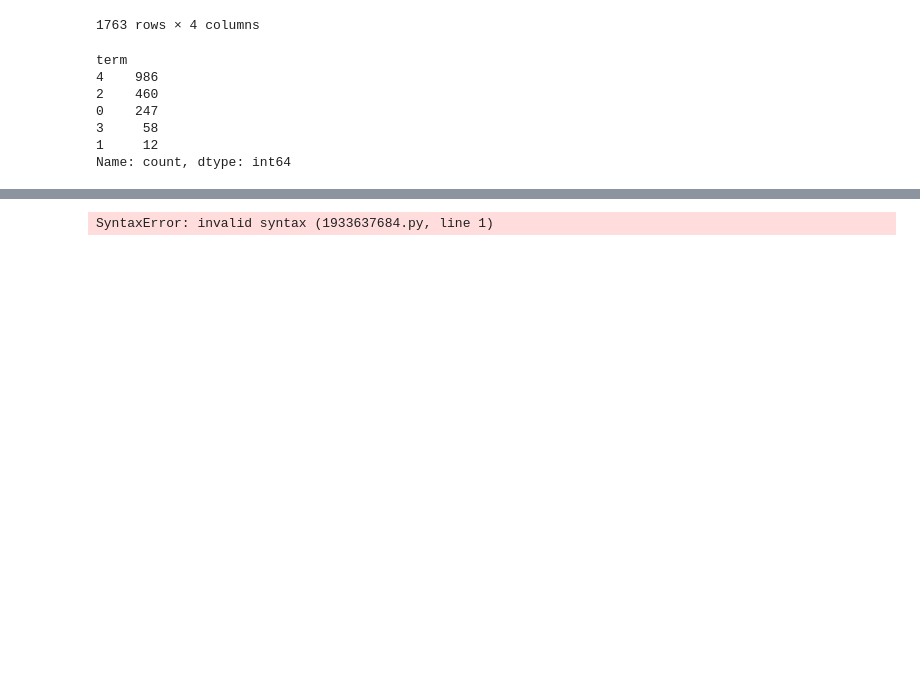
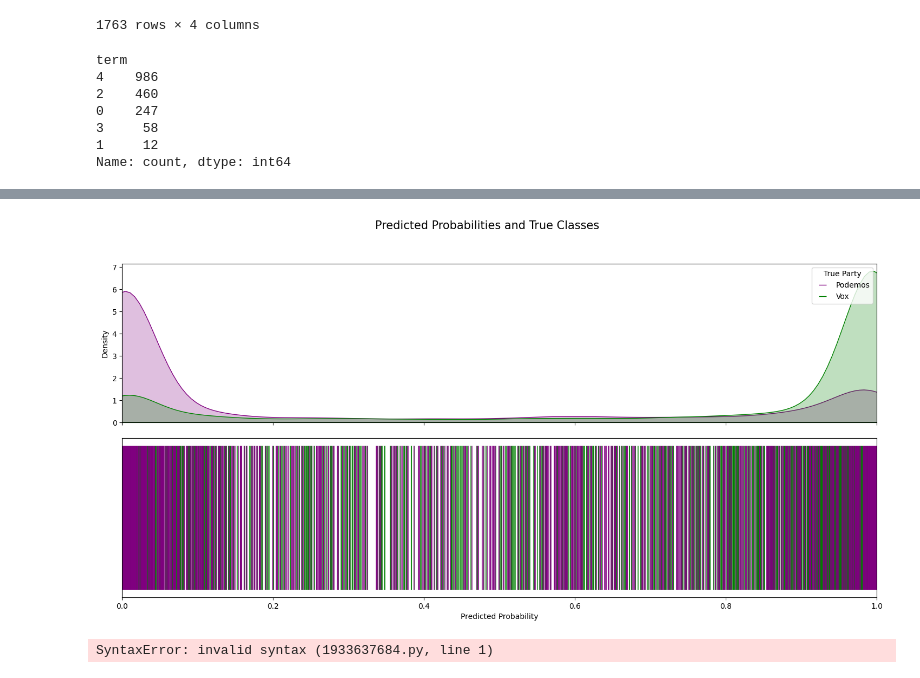
Before and after one commit to guill-mr/Speech_Classification_in_Spanish_Parliament_with_Transformers, a Jupyter notebook: Transformer_model.ipynb, the cells around one changed output, grey strips where cells are left out. Cells and saved outputs as stored; diff of their text form; code cells hidden in the pictures; blank space fills up the shorter version.

```diff
--- a/Transformer_model.ipynb
+++ b/Transformer_model.ipynb
@@ -598,5 +629,6 @@ ROC AUC curve Transformer:
 # %%
 pred_data = pd.DataFrame({'true': y_test, 'pred': pred_test, 'gender': test_df['speaker_gender'], 'term': test_df['term']})
+pred_data_pv = pd.DataFrame({'true': y_test_pv, 'pred': pred_pv, 'gender': data_pv['speaker_gender'], 'term': data_pv['term']})
 # %%
 display(pred_data)
 # %% [output]
@@ -638,3 +665,7 @@ print(pred_train)
+# %%
+cool_party_plot(pred_data_pv, 'purple', 'green', 'Podemos', 'Vox')
+# %% [output]
+[figure, added]
 # %%
 .
 # %% [output]
```
Also changed, not shown: parts of 10 cells of this notebook, 1 other file.
